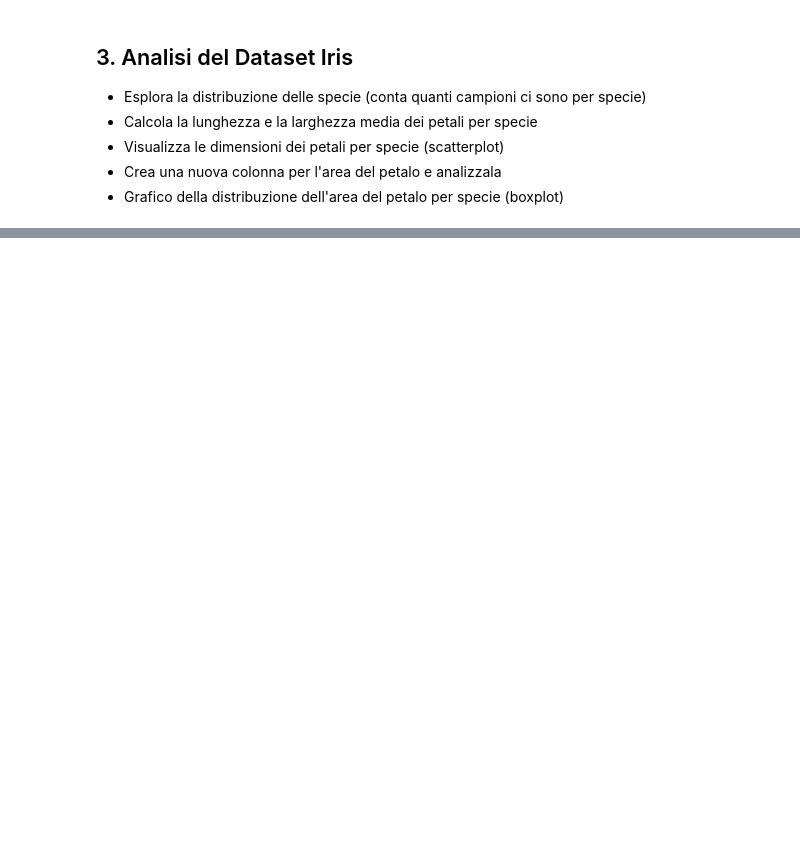
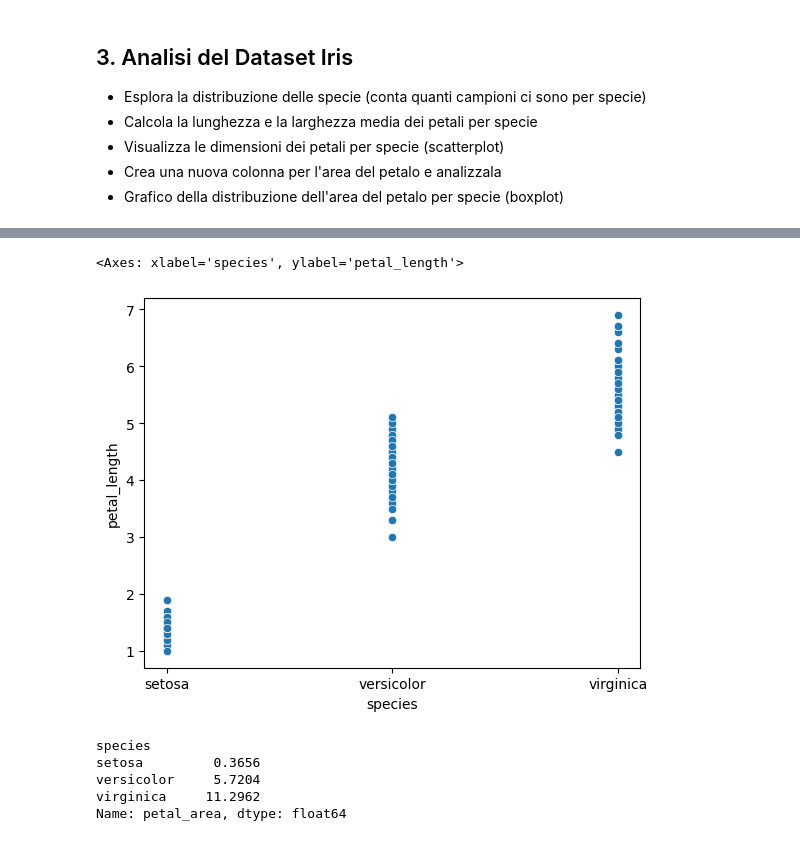
Before and after one commit to AlexDellaBianca/ProgrammingLab, a Jupyter notebook: es_lab2/5.4_Esercizi_lez_5.ipynb, the cells around one changed output, grey strips where cells are left out. Drawn from its saved outputs; the diff is of its cells as text; code cells hidden in the pictures; blank space fills up the shorter version.

```diff
--- a/es_lab2/5.4_Esercizi_lez_5.ipynb
+++ b/es_lab2/5.4_Esercizi_lez_5.ipynb
@@ -165,0 +197,5 @@ df.head()
+# %%
+#d)
+
+df["petal_area"] = df["petal_length"] * df["petal_width"]
+print(df["petal_area"].describe())
@@ -165,0 +212,21 @@ df.head()
+# %%
+#c)
+
+sns.scatterplot(
+    data=df,
+    x="species",
+    y="petal_length"
+)
+# %% [output]
+<Axes: xlabel='species', ylabel='petal_length'>
+[figure, added]
+# %%
+petal_area_means = df.groupby("species")["petal_area"].mean()
+
+petal_area_means
+# %% [output]
+species
+setosa         0.3656
+versicolor     5.7204
+virginica     11.2962
+Name: petal_area, dtype: float64
```
Also changed, not shown: parts of 9 cells of this notebook.
